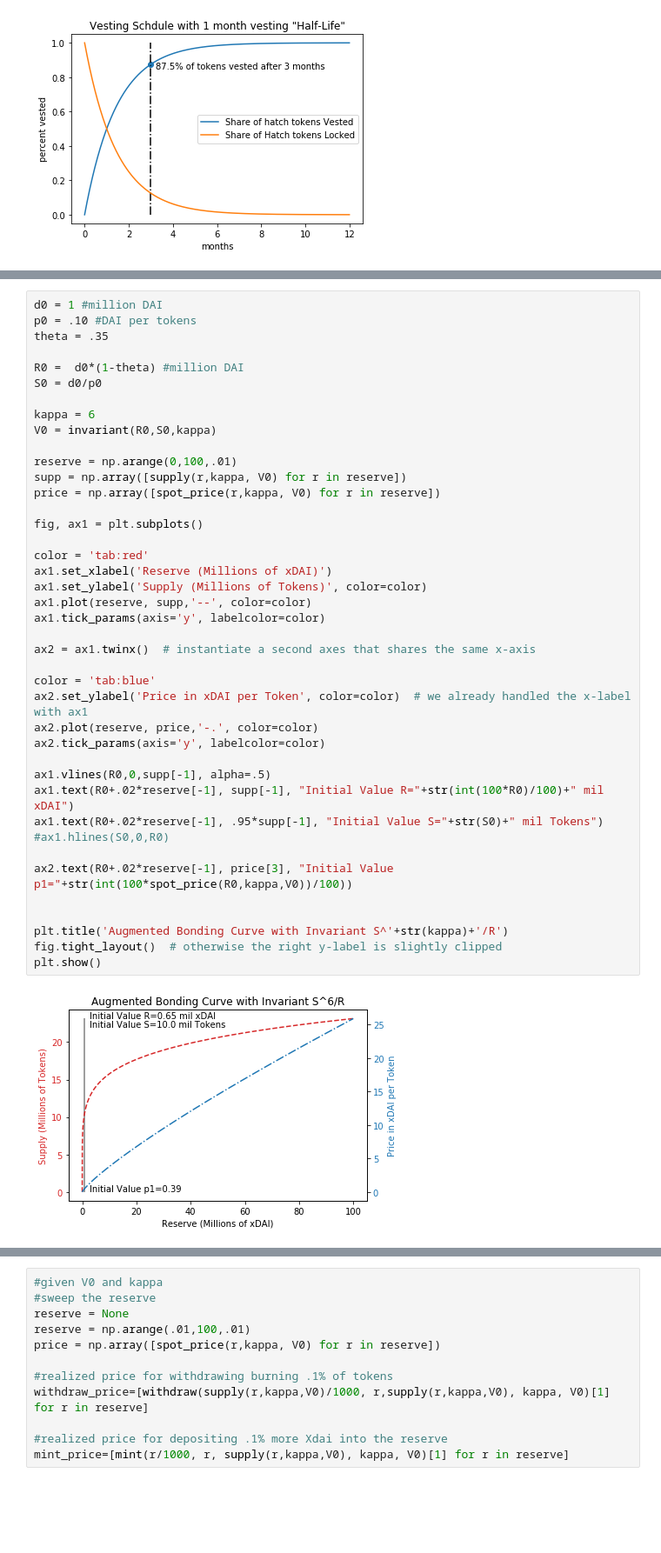
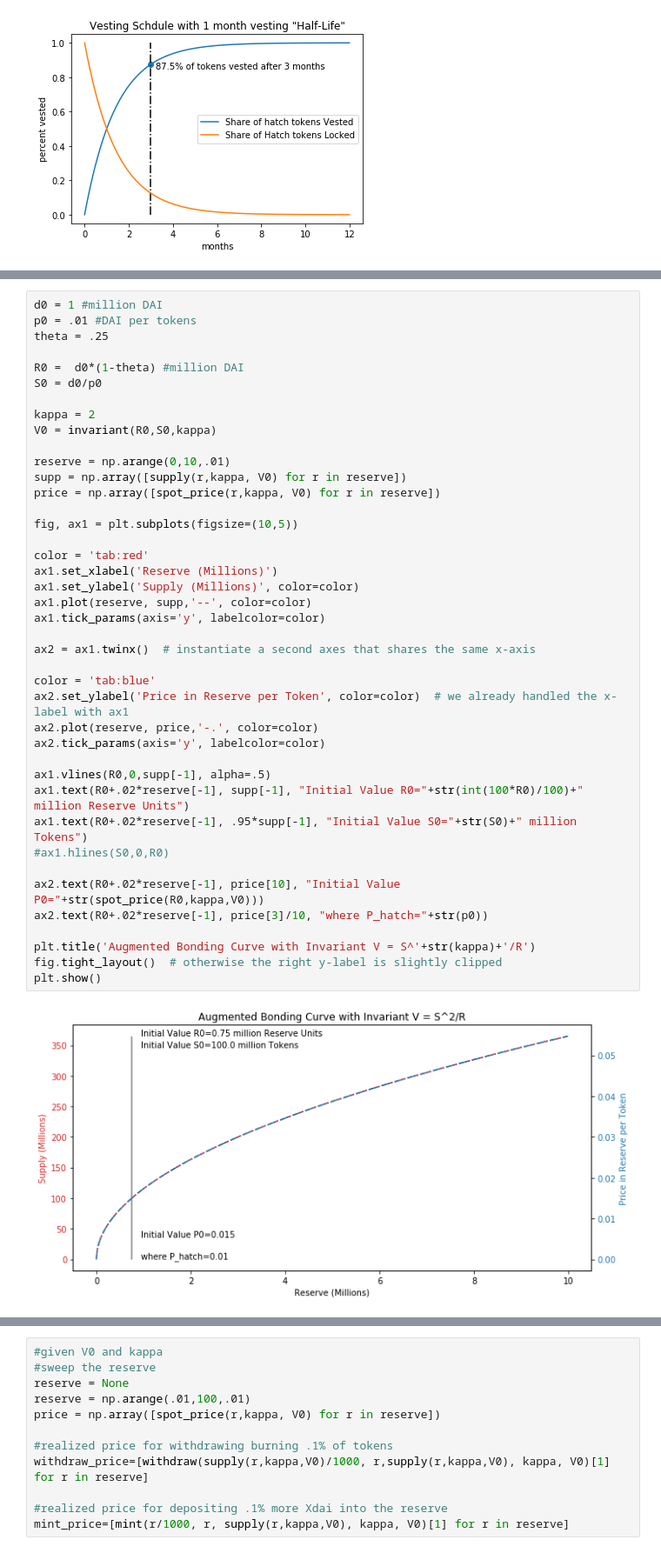
Before and after one commit to BlockScience/conviction, a Jupyter notebook: hatch_sim.ipynb, the cells around one changed output, grey strips where cells are left out. Shown at 87% size. Saved outputs shown, nothing was run; the diff lists cells and outputs as text; blank space fills up the shorter version.

Commit message:
playing with plots

```diff
--- a/hatch_sim.ipynb
+++ b/hatch_sim.ipynb
@@ -107,43 +108,43 @@ plt.scatter(3,7/8)
 # %%
 d0 = 1 #million DAI
-p0 = .10 #DAI per tokens
-theta = .35
+p0 = .01 #DAI per tokens
+theta = .25
 
 R0 =  d0*(1-theta) #million DAI
 S0 = d0/p0
 
-kappa = 6
+kappa = 2
 V0 = invariant(R0,S0,kappa)
 
-reserve = np.arange(0,100,.01)
+reserve = np.arange(0,10,.01)
 supp = np.array([supply(r,kappa, V0) for r in reserve])
 price = np.array([spot_price(r,kappa, V0) for r in reserve])
 
-fig, ax1 = plt.subplots()
+fig, ax1 = plt.subplots(figsize=(10,5))
 
 color = 'tab:red'
-ax1.set_xlabel('Reserve (Millions of xDAI)')
-ax1.set_ylabel('Supply (Millions of Tokens)', color=color)
+ax1.set_xlabel('Reserve (Millions)')
+ax1.set_ylabel('Supply (Millions)', color=color)
 ax1.plot(reserve, supp,'--', color=color)
 ax1.tick_params(axis='y', labelcolor=color)
 
 ax2 = ax1.twinx()  # instantiate a second axes that shares the same x-axis
 
 color = 'tab:blue'
-ax2.set_ylabel('Price in xDAI per Token', color=color)  # we already handled the x-label with ax1
+ax2.set_ylabel('Price in Reserve per Token', color=color)  # we already handled the x-label with ax1
 ax2.plot(reserve, price,'-.', color=color)
 ax2.tick_params(axis='y', labelcolor=color)
 
 ax1.vlines(R0,0,supp[-1], alpha=.5)
-ax1.text(R0+.02*reserve[-1], supp[-1], "Initial Value R="+str(int(100*R0)/100)+" mil xDAI")
-ax1.text(R0+.02*reserve[-1], .95*supp[-1], "Initial Value S="+str(S0)+" mil Tokens")
+ax1.text(R0+.02*reserve[-1], supp[-1], "Initial Value R0="+str(int(100*R0)/100)+" million Reserve Units")
+ax1.text(R0+.02*reserve[-1], .95*supp[-1], "Initial Value S0="+str(S0)+" million Tokens")
 #ax1.hlines(S0,0,R0)
 
-ax2.text(R0+.02*reserve[-1], price[3], "Initial Value p1="+str(int(100*spot_price(R0,kappa,V0))/100))
+ax2.text(R0+.02*reserve[-1], price[10], "Initial Value P0="+str(spot_price(R0,kappa,V0)))
+ax2.text(R0+.02*reserve[-1], price[3]/10, "where P_hatch="+str(p0))
 
-
-plt.title('Augmented Bonding Curve with Invariant S^'+str(kappa)+'/R')
+plt.title('Augmented Bonding Curve with Invariant V = S^'+str(kappa)+'/R')
 fig.tight_layout()  # otherwise the right y-label is slightly clipped
 plt.show()
 # %% [output]
-[figure, old version]
+[figure, new version]
```
Also changed, not shown: parts of 19 cells of this notebook.
